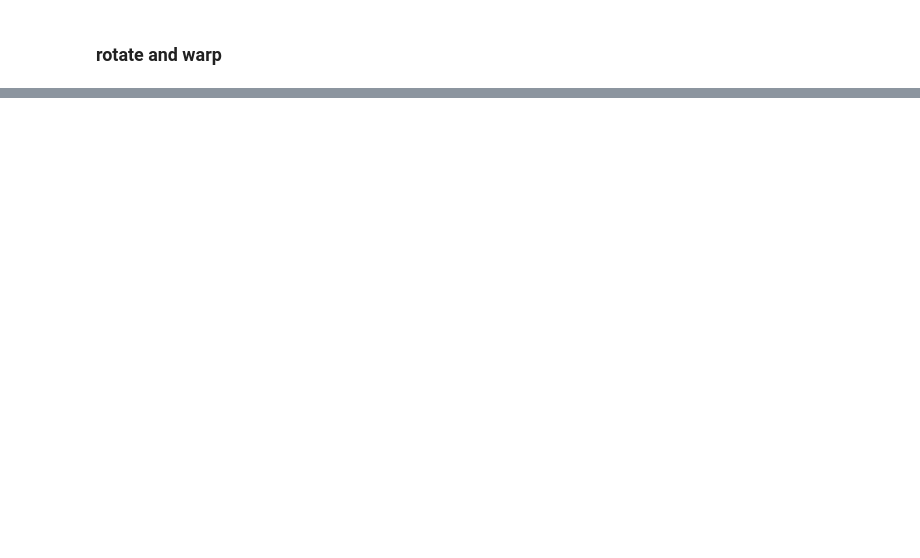
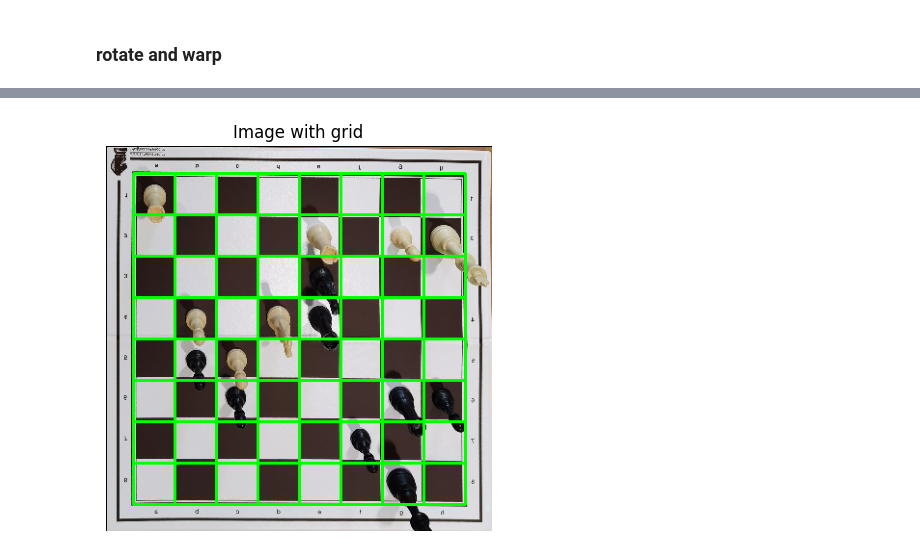
Before and after one commit to wesdpre/-Detect_the_chess_board_and_chess_pieces, a Jupyter notebook: chess-recognition-pipeline.ipynb, the cells around one changed output, grey strips where cells are left out. Drawn from its saved outputs; the diff is of its cells as text; code cells hidden in the pictures; blank space fills up the shorter version.

```diff
--- a/chess-recognition-pipeline.ipynb
+++ b/chess-recognition-pipeline.ipynb
@@ -32,3 +50,5 @@ cv2.imwrite('test.jpg', warped_image)
 # %%
-grid_image = chesboard_grids(warped_image, show = True)
+grid_image = chesboard_grids(rotated_image, show = True)
+# %% [output]
+[figure, added]
 # %%
```
Also changed, not shown: parts of 13 cells of this notebook, 1 other file.
